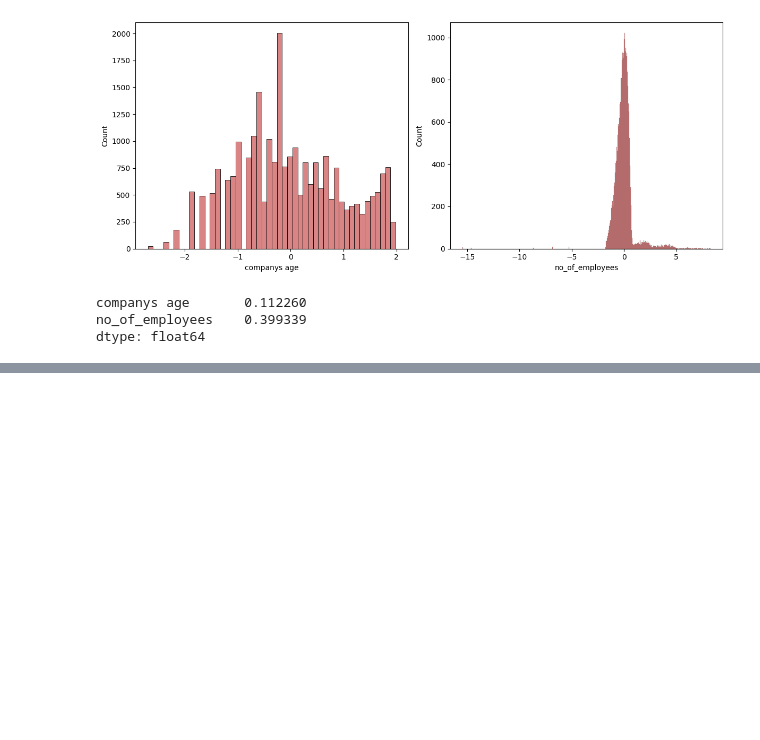
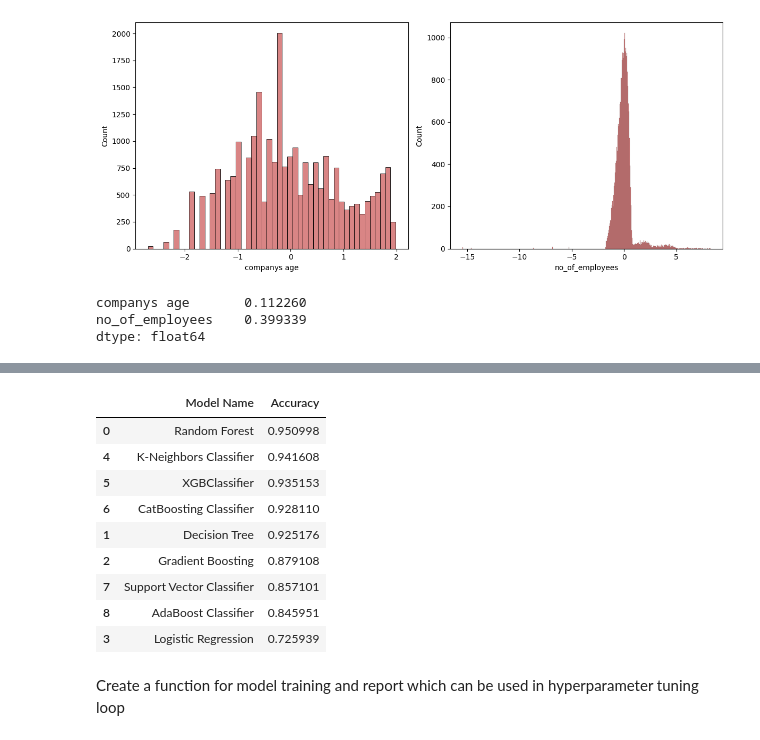
Before and after one commit to banerjee-ishita123/Us-Visa-Approval-Status, a Jupyter notebook: Notebook/FE_modeltraining.ipynb, the cells around one changed output, grey strips where cells are left out. Drawn from its saved outputs; the diff is of its cells as text; code cells hidden in the pictures; blank space fills up the shorter version.

```diff
--- a/Notebook/FE_modeltraining.ipynb
+++ b/Notebook/FE_modeltraining.ipynb
@@ -170,0 +231,5 @@ dtype: float64
+# %%
+# Train Test split
+from sklearn.model_selection import train_test_split
+x_train,x_test,y_train,y_test=train_test_split(X_res,y_res,test_size=0.2,random_state=42)
+x_train.shape , x_test.shape
@@ -170,0 +248,21 @@ dtype: float64
+# %%
+def evaluate_clf(true, predicted):
+    acc = accuracy_score(true, predicted) # Calculate Accuracy
+    f1 = f1_score(true, predicted) # Calculate F1-score
+    precision = precision_score(true, predicted) # Calculate Precision
+    recall = recall_score(true, predicted)  # Calculate Recall
+    roc_auc = roc_auc_score(true, predicted) #Calculate Roc
+    return acc, f1 , precision, recall, roc_auc
+# %%
+models = {
+    "Random Forest": RandomForestClassifier(),
+    "Decision Tree": DecisionTreeClassifier(),
+    "Gradient Boosting": GradientBoostingClassifier(),
+    "Logistic Regression": LogisticRegression(),
+     "K-Neighbors Classifier": KNeighborsClassifier(),
+    "XGBClassifier": XGBClassifier(),
+     "CatBoosting Classifier": CatBoostClassifier(verbose=False),
+     "Support Vector Classifier": SVC(),
+    "AdaBoost Classifier": AdaBoostClassifier()
+
+}
@@ -170,0 +338,3 @@ dtype: float64
+# %%
+
+base_model_report =evaluate_models(X=X_res, y=y_res, models=models)
@@ -170,0 +359,13 @@ dtype: float64
+# %%
+base_model_report
+# %% [output]
+|  | Model Name | Accuracy |
+| 0 | Random Forest | 0.950998 |
+| 4 | K-Neighbors Classifier | 0.941608 |
+| 5 | XGBClassifier | 0.935153 |
+| 6 | CatBoosting Classifier | 0.928110 |
+| 1 | Decision Tree | 0.925176 |
+| 2 | Gradient Boosting | 0.879108 |
+| 7 | Support Vector Classifier | 0.857101 |
+| 8 | AdaBoost Classifier | 0.845951 |
+| 3 | Logistic Regression | 0.725939 |
@@ -170,0 +396,2 @@ dtype: float64
+# %% [markdown]
+Create a function for model training and report which can be used in hyperparameter tuning loop
```
Also changed, not shown: parts of 20 cells of this notebook.
